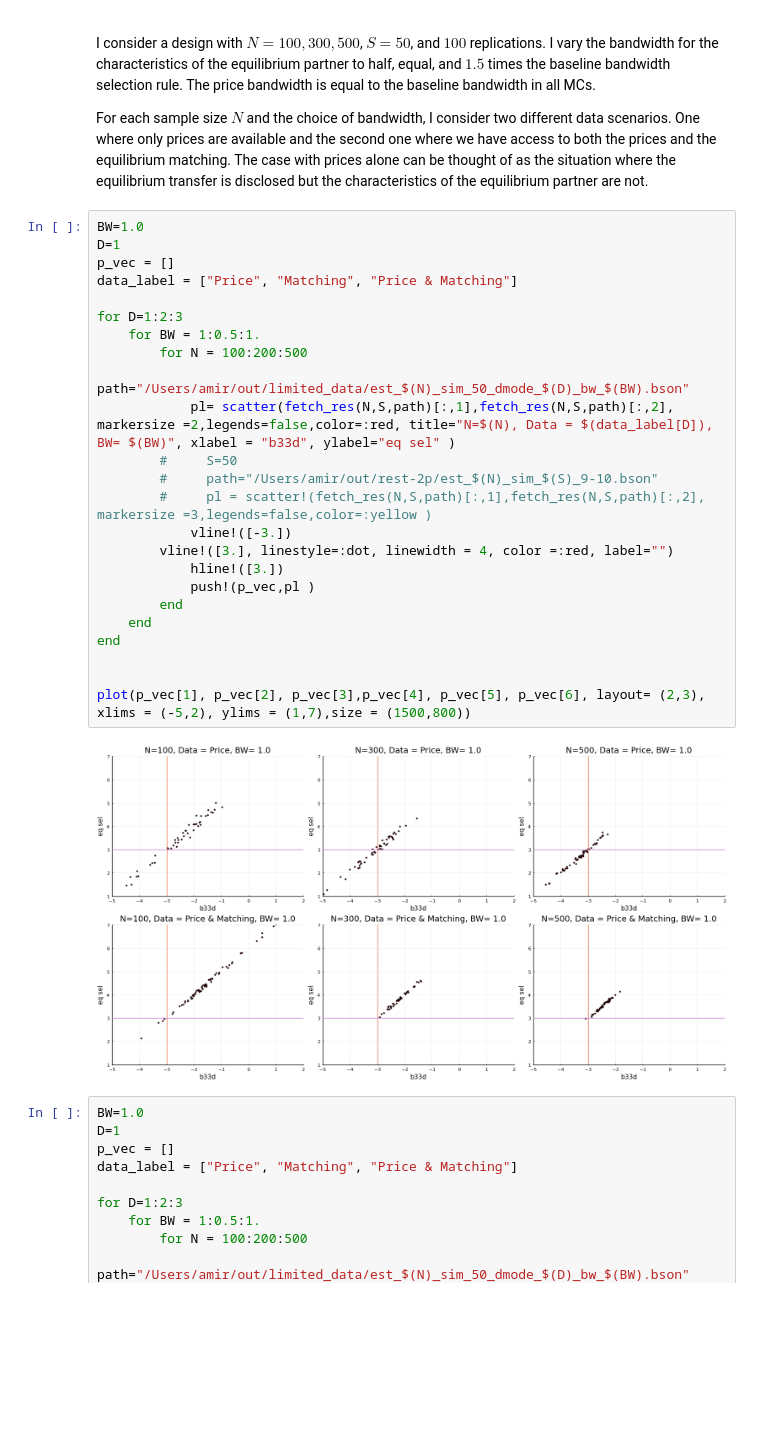
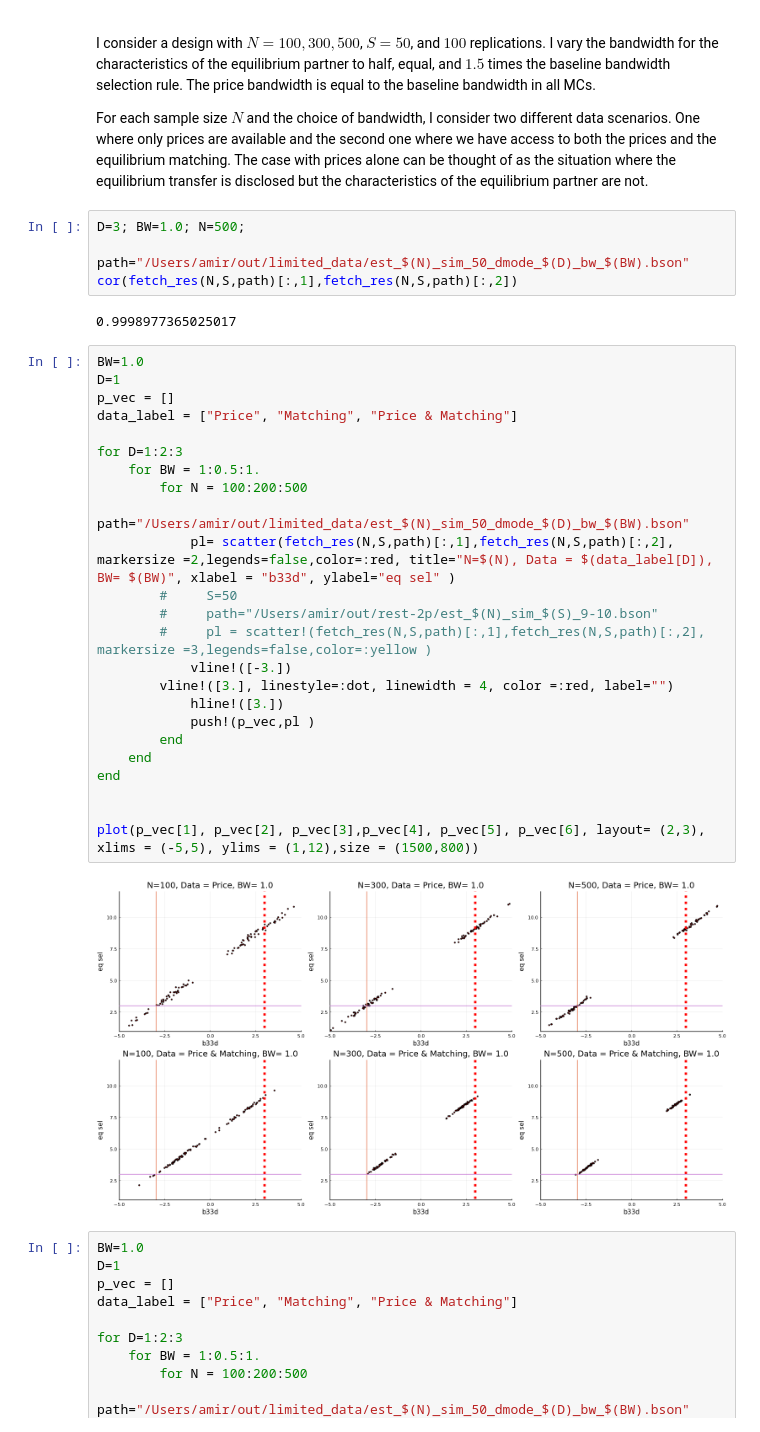
Before and after one commit to amirkp/NPSML-Estimator-Price-Data, a Jupyter notebook: Price Estimation April 2022/NOTS/output/nb 2022 07 14.ipynb, the cells around one changed output. Saved outputs shown, nothing was run; the diff lists cells and outputs as text; blank space fills up the shorter version.

```diff
--- a/Price Estimation April 2022/NOTS/output/nb 2022 07 14.ipynb
+++ b/Price Estimation April 2022/NOTS/output/nb 2022 07 14.ipynb
@@ -121,32 +121,39 @@ plot(p_vec[1],p_vec[2],p_vec[3],p_vec[4],p_vec[5],p_vec[6], layout= (3,2), xlims
 I consider a design with $N=100,300,500$, $S=50$, and $100$ replications. I vary the bandwidth for the characteristics of the equilibrium partner to half, equal, and $1.5$ times the baseline bandwidth selection rule.  The price bandwidth is equal to the baseline bandwidth in all MCs.
 
 For each sample size $N$ and the choice of bandwidth, I consider two different data scenarios. One where only prices are available and the second one where we have access to both the prices and the equilibrium matching. The case with prices alone can be thought of as the situation where the equilibrium transfer is disclosed but the characteristics of the equilibrium partner are not.
+# %%
+D=3; BW=1.0; N=500;
+
+path="/Users/amir/out/limited_data/est_$(N)_sim_50_dmode_$(D)_bw_$(BW).bson"
+cor(fetch_res(N,S,path)[:,1],fetch_res(N,S,path)[:,2])
+# %% [output]
+0.9998977365025017
 # %%
 BW=1.0
 D=1
 p_vec = []
 data_label = ["Price", "Matching", "Price & Matching"]
 
 for D=1:2:3
     for BW = 1:0.5:1.
         for N = 100:200:500
             path="/Users/amir/out/limited_data/est_$(N)_sim_50_dmode_$(D)_bw_$(BW).bson"
             pl= scatter(fetch_res(N,S,path)[:,1],fetch_res(N,S,path)[:,2], markersize =2,legends=false,color=:red, title="N=$(N), Data = $(data_label[D]), BW= $(BW)", xlabel = "b33d", ylabel="eq sel" )
         #     S=50
         #     path="/Users/amir/out/rest-2p/est_$(N)_sim_$(S)_9-10.bson"
         #     pl = scatter!(fetch_res(N,S,path)[:,1],fetch_res(N,S,path)[:,2], markersize =3,legends=false,color=:yellow )
             vline!([-3.])
         vline!([3.], linestyle=:dot, linewidth = 4, color =:red, label="")
             hline!([3.])
             push!(p_vec,pl )
         end
     end
 end
 
 
-plot(p_vec[1], p_vec[2], p_vec[3],p_vec[4], p_vec[5], p_vec[6], layout= (2,3), xlims = (-5,2), ylims = (1,7),size = (1500,800))
+plot(p_vec[1], p_vec[2], p_vec[3],p_vec[4], p_vec[5], p_vec[6], layout= (2,3), xlims = (-5,5), ylims = (1,12),size = (1500,800))
 # %% [output]
-[figure, old version]
+[figure, new version]
 # %%
 BW=1.0
 D=1
```
Also changed, not shown: parts of 6 cells of this notebook, 3 other files.
